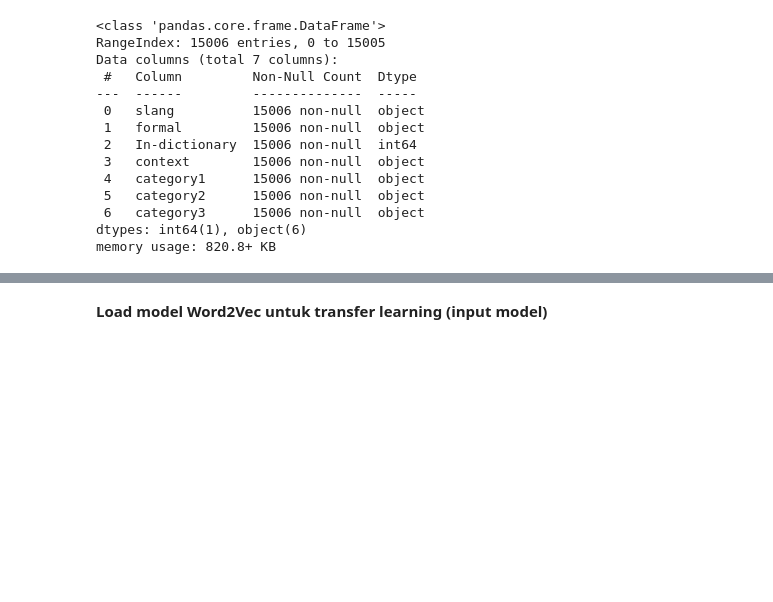
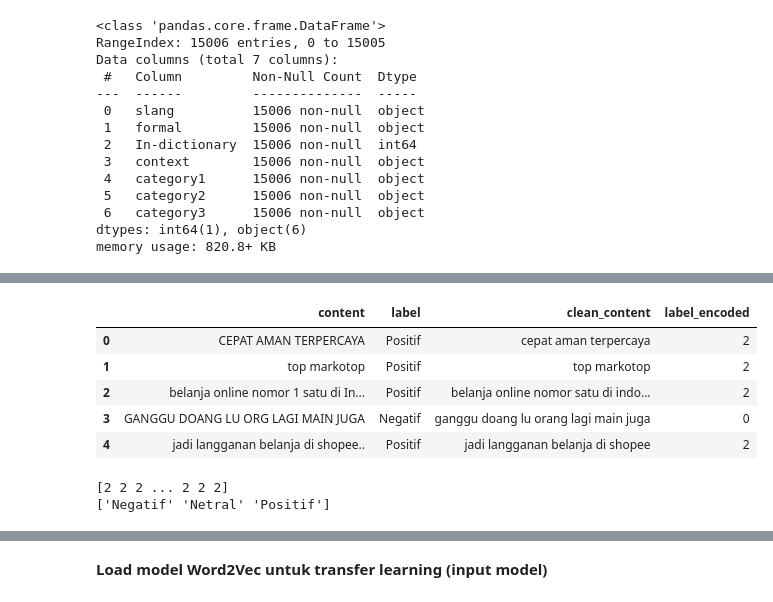
Before and after one commit to ArmFriiz/Dicoding-Submission-FDL, a Jupyter notebook: Analisis Sentimen/main.ipynb, the cells around one changed output, grey strips where cells are left out. Saved outputs shown, nothing was run; the diff lists cells and outputs as text; code cells hidden in the pictures; blank space fills up the shorter version.

```diff
--- a/Analisis Sentimen/main.ipynb
+++ b/Analisis Sentimen/main.ipynb
@@ -149,0 +198,12 @@ normalization_dict = dict(zip(normalization_df['slang'], normalization_df['forma
+# %%
+le = LabelEncoder()
+df['label_encoded'] = le.fit_transform(df['label'])
+# %%
+df.head()
+# %% [output]
+|  | content | label | clean_content | label_encoded |
+| 0 | CEPAT AMAN TERPERCAYA | Positif | cepat aman terpercaya | 2 |
+| 1 | top markotop | Positif | top markotop | 2 |
+| 2 | belanja online nomor 1 satu di In... | Positif | belanja online nomor satu di indo... | 2 |
+| 3 | GANGGU DOANG LU ORG LAGI MAIN JUGA | Negatif | ganggu doang lu orang lagi main juga | 0 |
+| 4 | jadi langganan belanja di shopee.. | Positif | jadi langganan belanja di shopee | 2 |
@@ -149,0 +212,6 @@ normalization_dict = dict(zip(normalization_df['slang'], normalization_df['forma
+# %%
+print(y)
+print(le.classes_)
+# %% [output]
+[2 2 2 ... 2 2 2]
+['Negatif' 'Netral' 'Positif']
```
Also changed, not shown: parts of 24 cells of this notebook.
